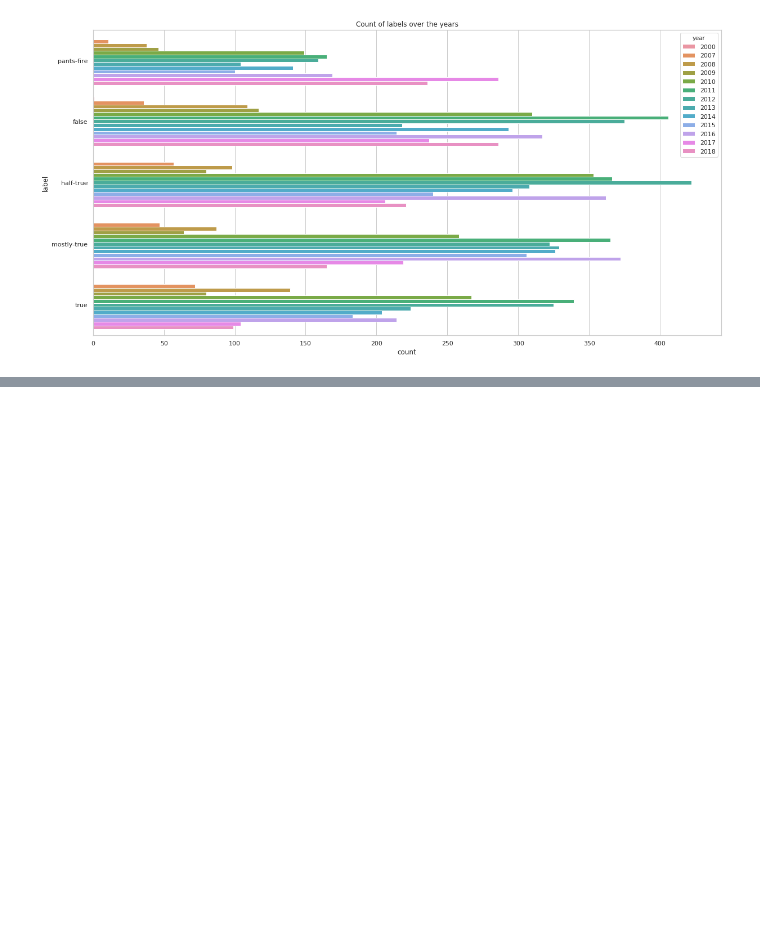
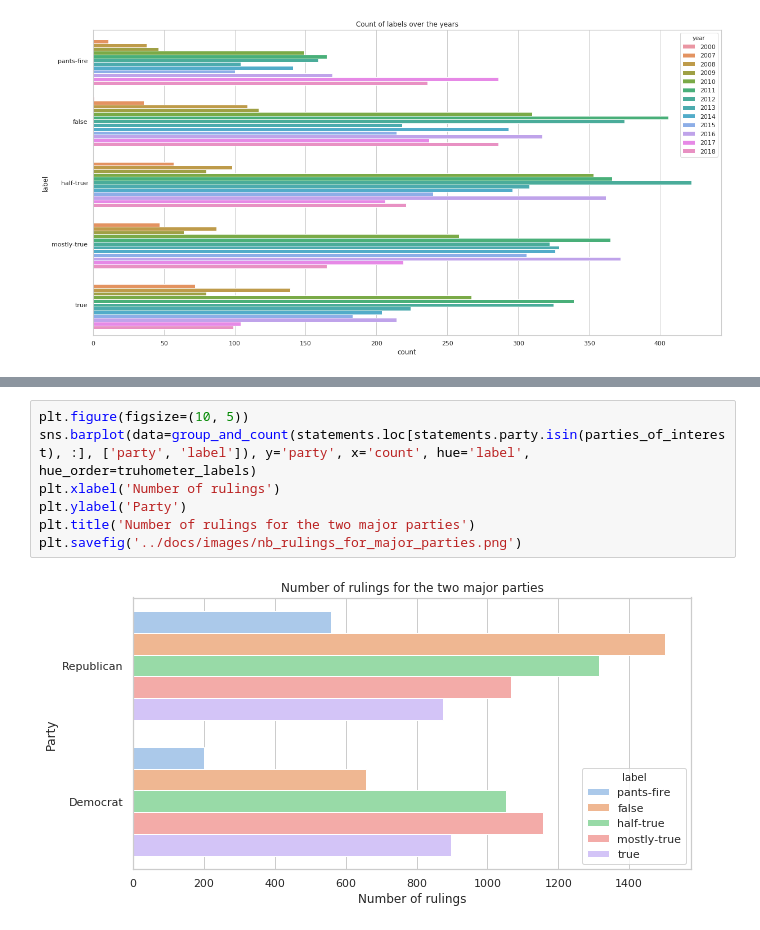
Before and after one commit to ExploringLies/lies-have-short-legs, a Jupyter notebook: notebooks/bias_estimation.ipynb, the cells around one changed output, grey strips where cells are left out. Cells and saved outputs as stored; diff of their text form; blank space fills up the shorter version.

```diff
--- a/notebooks/bias_estimation.ipynb
+++ b/notebooks/bias_estimation.ipynb
@@ -1014,0 +144,9 @@ print(f"Checkout visualization by: \n1) cd ../visualizations \n2) python -m http
+# %%
+plt.figure(figsize=(10, 5))
+sns.barplot(data=group_and_count(statements.loc[statements.party.isin(parties_of_interest), :], ['party', 'label']), y='party', x='count', hue='label', hue_order=truhometer_labels)
+plt.xlabel('Number of rulings')
+plt.ylabel('Party')
+plt.title('Number of rulings for the two major parties')
+plt.savefig('../docs/images/nb_rulings_for_major_parties.png')
+# %% [output]
+[figure, added]
```
Also changed, not shown: parts of 107 cells of this notebook, 6 other files.
